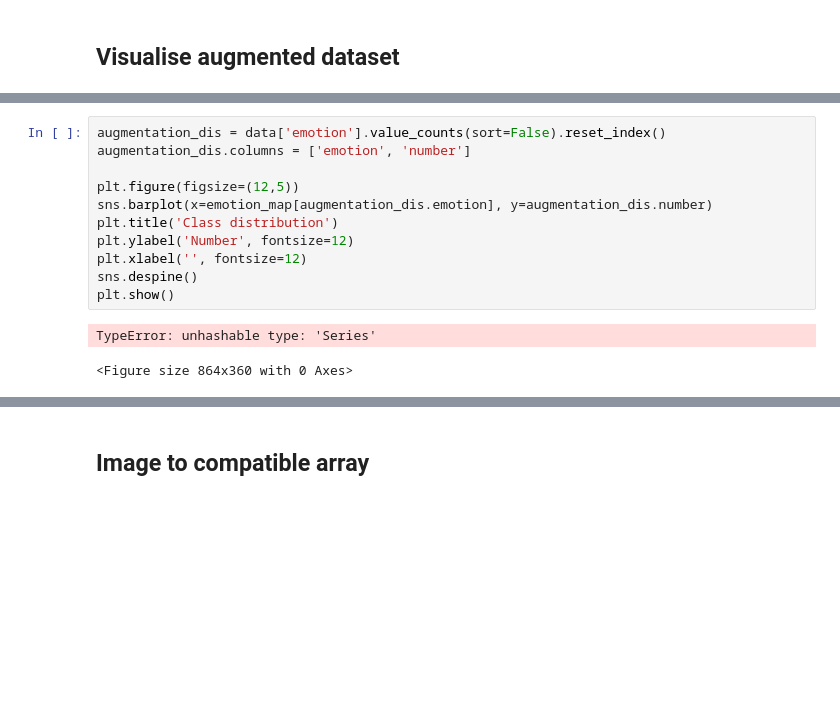
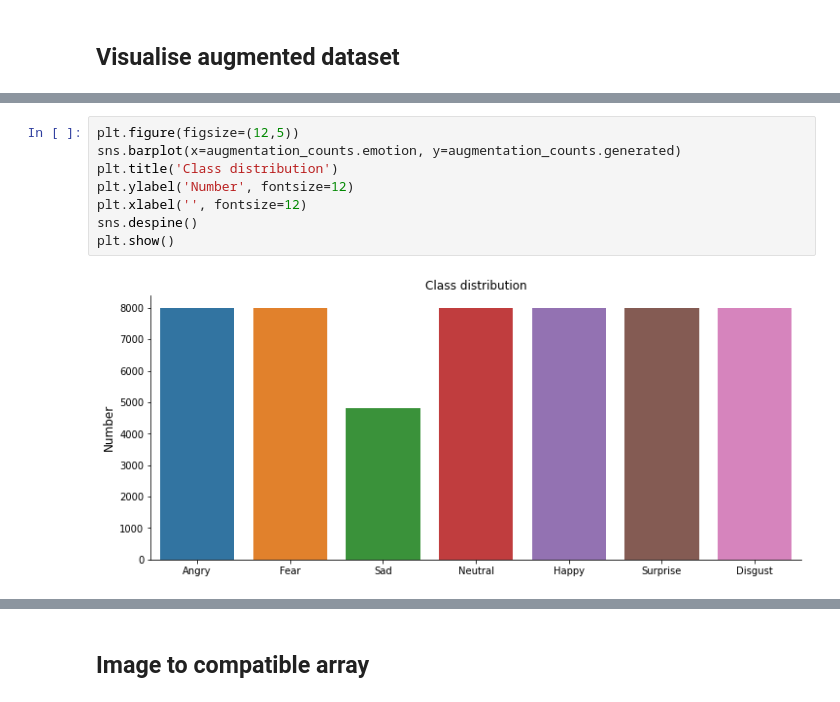
Before and after one commit to JaildoR/getthevibe_api, a Jupyter notebook: notebooks/PF-DataAugmentation.ipynb, the cells around one changed output, grey strips where cells are left out. Cells and saved outputs as stored; diff of their text form; blank space fills up the shorter version.

Commit message:
Final Data Augmentation

```diff
--- a/notebooks/PF-DataAugmentation.ipynb
+++ b/notebooks/PF-DataAugmentation.ipynb
@@ -369,14 +337,10 @@ TypeError: 'dict' object is not callable
 # %%
-augmentation_dis = data['emotion'].value_counts(sort=False).reset_index()
-augmentation_dis.columns = ['emotion', 'number']
-
 plt.figure(figsize=(12,5))
-sns.barplot(x=emotion_map[augmentation_dis.emotion], y=augmentation_dis.number)
+sns.barplot(x=augmentation_counts.emotion, y=augmentation_counts.generated)
 plt.title('Class distribution')
 plt.ylabel('Number', fontsize=12)
 plt.xlabel('', fontsize=12)
 sns.despine()
 plt.show()
 # %% [output]
-TypeError: unhashable type: 'Series'
-<Figure size 864x360 with 0 Axes>
+[figure, added]
```
Also changed, not shown: parts of 20 cells of this notebook.
